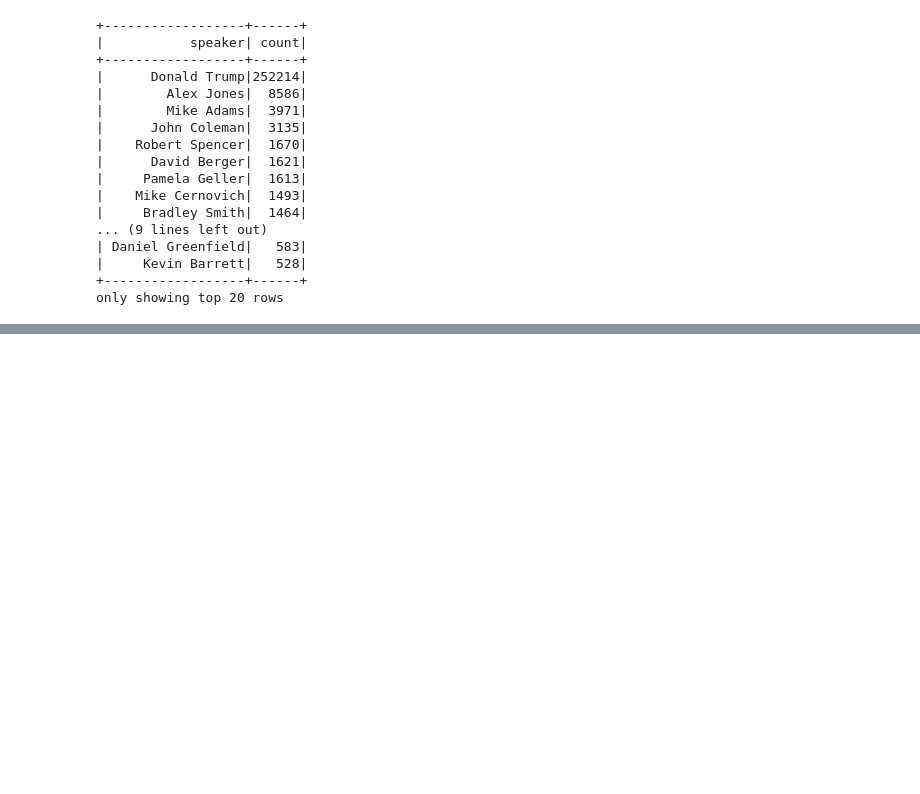
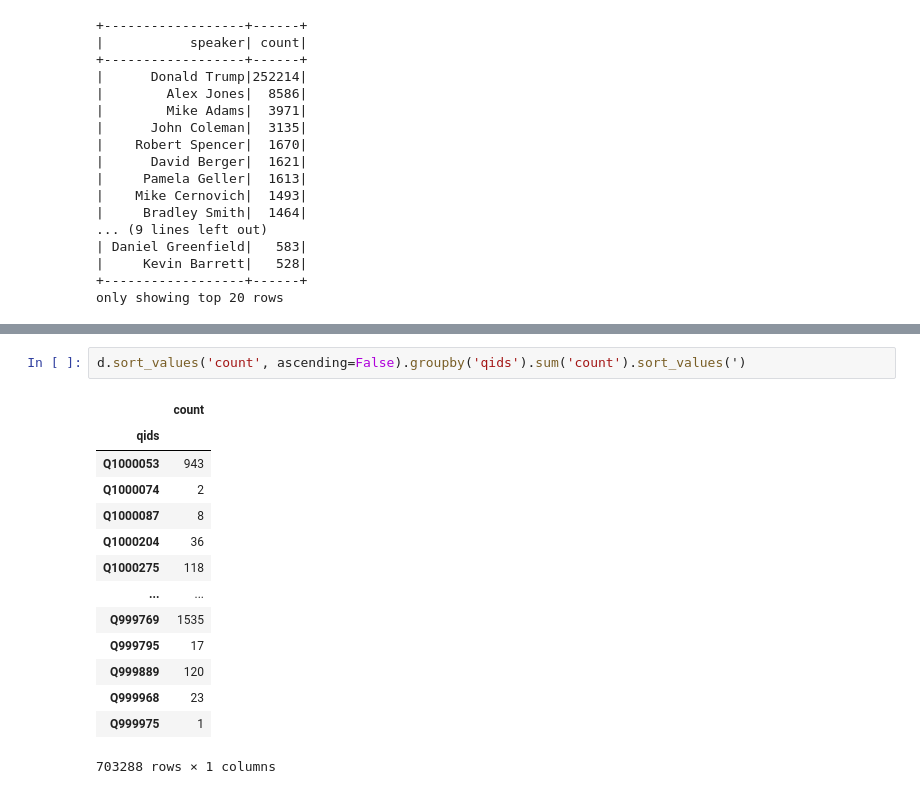
Before and after one commit to epfl-ada/ada-2021-project-k-beans, a Jupyter notebook: Untitled.ipynb, the cells around one changed output, grey strips where cells are left out. Cells and saved outputs as stored; diff of their text form; blank space fills up the shorter version.

```diff
--- a/Untitled.ipynb
+++ b/Untitled.ipynb
@@ -113,0 +257,17 @@ df.join(df_ner, on='quoteID').select('quotation', 'entities').show()
+# %%
+d.sort_values('count', ascending=False).groupby('qids').sum('count').sort_values(')
+# %% [output]
+|  | count |
+| qids |  |
+| Q1000053 | 943 |
+| Q1000074 | 2 |
+| Q1000087 | 8 |
+| Q1000204 | 36 |
+| Q1000275 | 118 |
+| ... | ... |
+| Q999769 | 1535 |
+| Q999795 | 17 |
+| Q999889 | 120 |
+| Q999968 | 23 |
+| Q999975 | 1 |
+703288 rows × 1 columns
```
Also changed, not shown: parts of 47 cells of this notebook.
